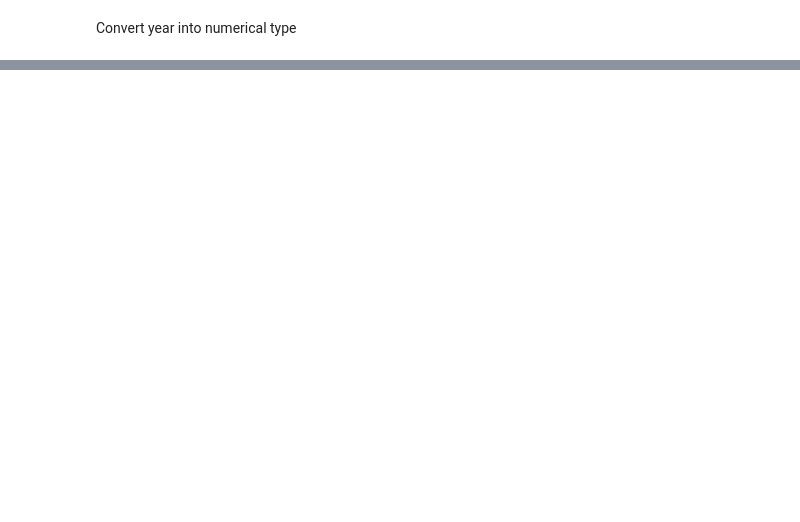
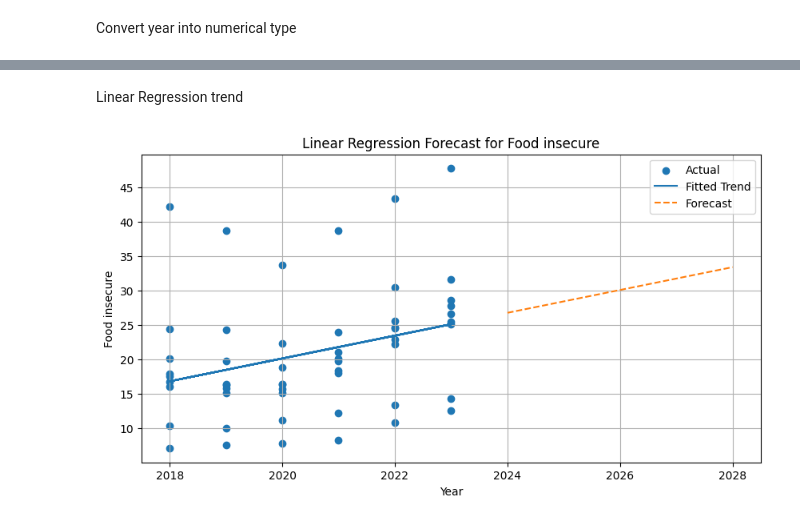
Before and after one commit to pheaktralean/ConcordIA, a Jupyter notebook: food_security_forecasting/economic_family_type.ipynb, the cells around one changed output, grey strips where cells are left out. Drawn from its saved outputs; the diff is of its cells as text; code cells hidden in the pictures; blank space fills up the shorter version.

```diff
--- a/food_security_forecasting/economic_family_type.ipynb
+++ b/food_security_forecasting/economic_family_type.ipynb
@@ -114,0 +155,7 @@ for (family_type, food_status), group in categories:
+# %%
+numeric_cols = ['Value']  # replace with actual numeric columns
+for col in numeric_cols:
+    df[col] = pd.to_numeric(df[col], errors='coerce')
+
+df_yoy = df.set_index('Year')[numeric_cols].diff()
+print(df_yoy.round(2))
@@ -114,0 +178,35 @@ for (family_type, food_status), group in categories:
+# %% [markdown]
+Linear Regression trend
+# %%
+target_label = 'Food insecure'
+df_target = df[df['FoodSecurityStatus'] == target_label].copy()
+
+df_target['Year'] = pd.to_numeric(df_target['Year'], errors='coerce')
+df_target = df_target.dropna(subset=['Year', 'Value'])
+# %%
+X = df_target[['Year']]
+y = df_target['Value']
+
+model = LinearRegression()
+model.fit(X, y)
+
+# Predict next 5 years
+future_years = pd.DataFrame(
+    np.arange(df_target['Year'].max() + 1, df_target['Year'].max() + 6),
+    columns=['Year']
+)
+future_pred = model.predict(future_years)
+
+# Plot
+plt.figure(figsize=(10,5))
+plt.scatter(df_target['Year'], y, label='Actual')
+plt.plot(df_target['Year'], model.predict(X), label='Fitted Trend')
+plt.plot(future_years, future_pred, '--', label='Forecast')
+plt.xlabel('Year')
+plt.ylabel(target_label)
+plt.title(f'Linear Regression Forecast for {target_label}')
+plt.legend()
+plt.grid(True)
+plt.show()
+# %% [output]
+[figure, added]
```
Also changed, not shown: parts of 15 cells of this notebook, 3 other files.
